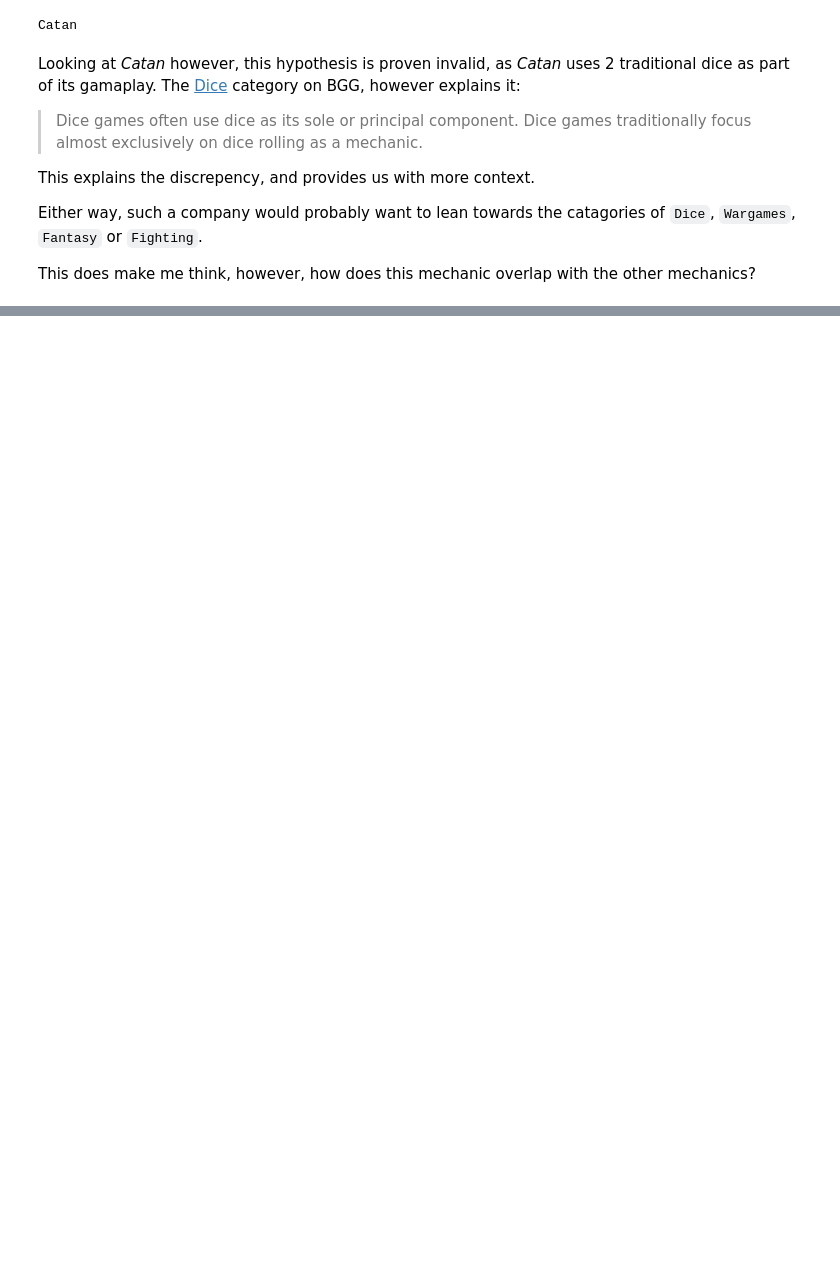
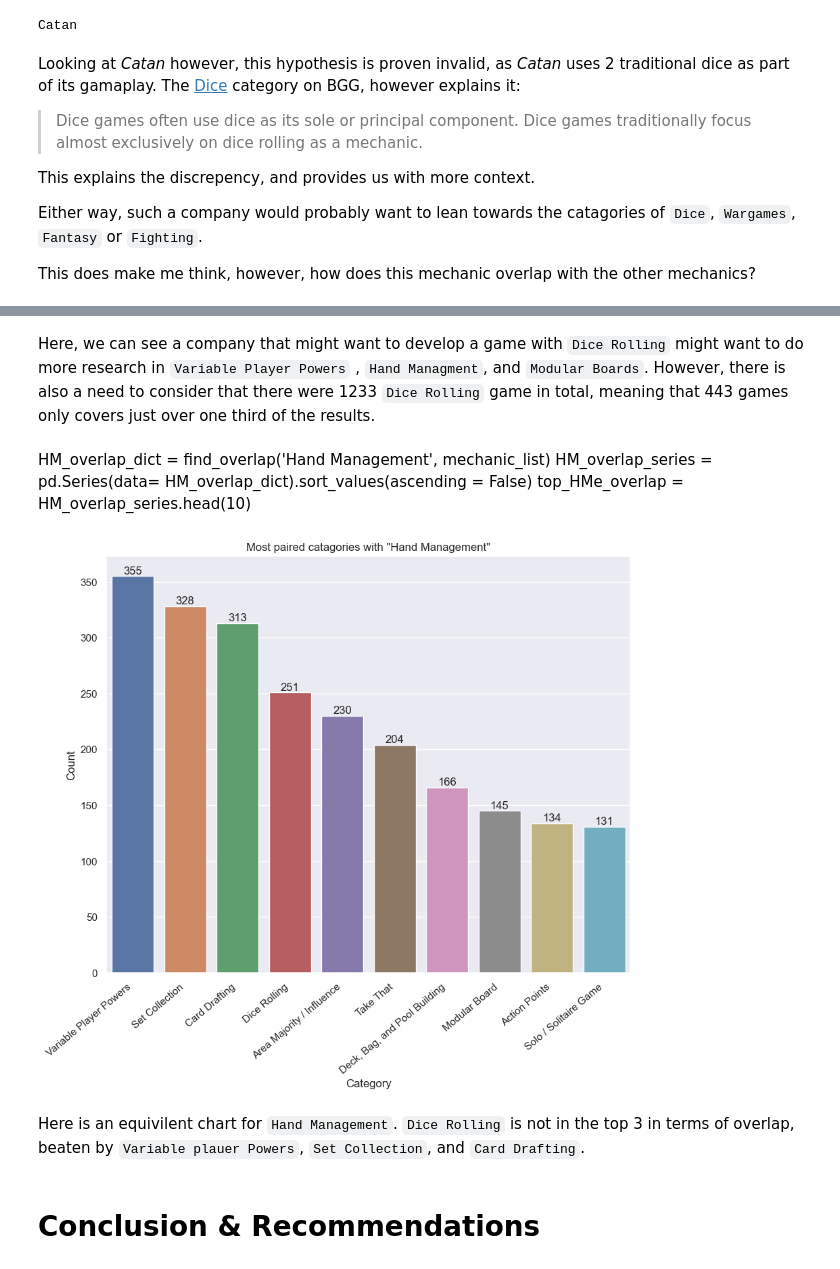
Before and after one commit to J-Zoo99/portfolio, a Jupyter notebook: BoardGameGeek.ipynb, the cells around one changed output, grey strips where cells are left out. Cells and saved outputs as stored; diff of their text form; code cells hidden in the pictures; blank space fills up the shorter version.

```diff
--- a/BoardGameGeek.ipynb
+++ b/BoardGameGeek.ipynb
@@ -622,0 +647,22 @@ plt.show()
+# %% [markdown]
+Here, we can see a company that might want to develop a game with `Dice Rolling` might want to do more research in `Variable Player Powers` , `Hand Managment`, and `Modular Boards`. However, there is also a need to consider that there were 1233 `Dice Rolling` game in total, meaning that 443 games only covers just over one third of the results.
+# %% [markdown]
+HM_overlap_dict = find_overlap('Hand Management', mechanic_list)
+HM_overlap_series = pd.Series(data= HM_overlap_dict).sort_values(ascending = False)
+top_HMe_overlap = HM_overlap_series.head(10)
+# %%
+plt.figure(figsize=(10,8))
+plt.title('Most paired catagories with "Hand Management"')
+top_HMe_overlap_plot = sns.barplot(x=top_HMe_overlap.index, y = top_HMe_overlap.values, hue = top_HMe_overlap.index)
+plt.xticks(rotation=40, ha='right')
+for container in top_HMe_overlap_plot.containers:
+    top_HMe_overlap_plot.bar_label(container)
+plt.xlabel('Category')
+plt.ylabel('Count')
+plt.show()
+# %% [output]
+[figure, added]
+# %% [markdown]
+Here is an equivilent chart for `Hand Management`. `Dice Rolling` is not in the top 3 in terms of overlap, beaten by `Variable plauer Powers`, `Set Collection`, and `Card Drafting`.
+# %% [markdown]
+# Conclusion & Recommendations
```
Also changed, not shown: parts of 10 cells of this notebook.
